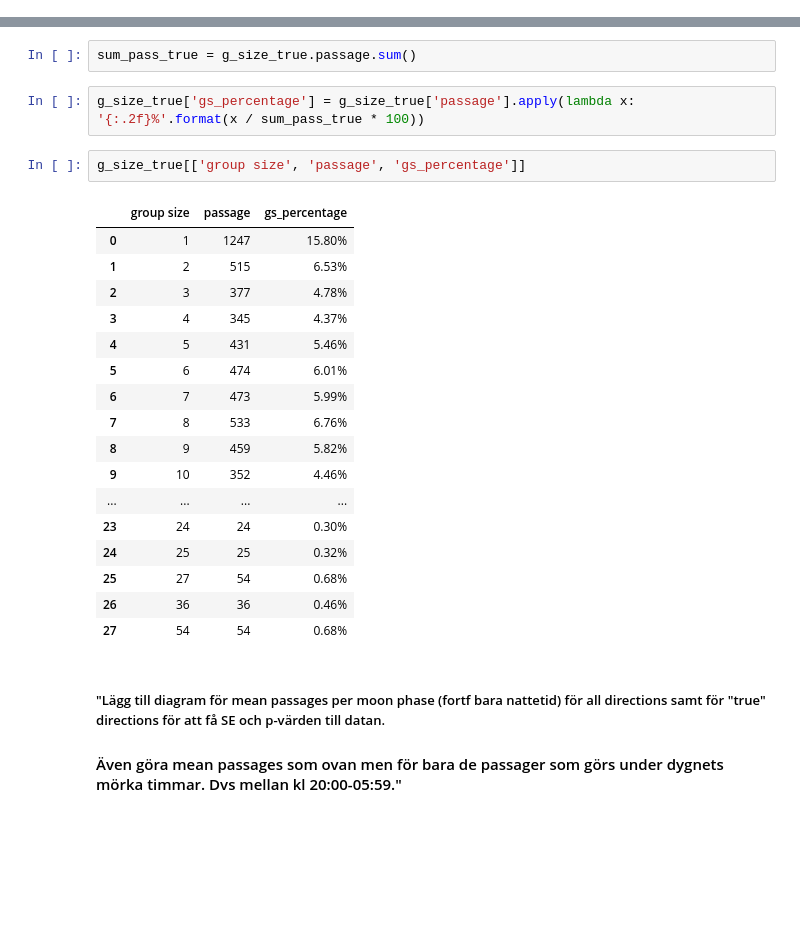
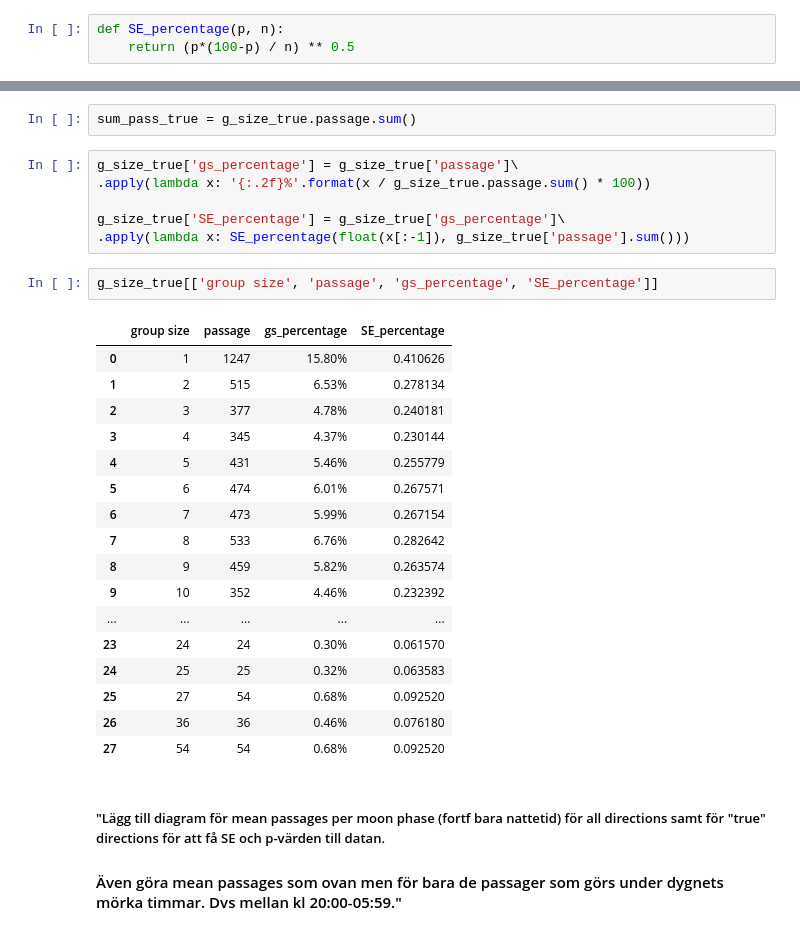
Before and after one commit to maxlund/johannas, a Jupyter notebook: sveas_times.ipynb, the cells around one changed output, grey strips where cells are left out. Cells and saved outputs as stored; diff of their text form; blank space fills up the shorter version.

```diff
--- a/sveas_times.ipynb
+++ b/sveas_times.ipynb
@@ -1784 +1782,4 @@ sum_pass = g_size.passage.sum()
+# %%
+def SE_percentage(p, n):
+    return (p*(100-p) / n) ** 0.5
 # %%
@@ -1808,27 +1813,31 @@ g_size[['group size', 'passage', 'gs_percentage']]
 # %%
 sum_pass_true = g_size_true.passage.sum()
 # %%
-g_size_true['gs_percentage'] = g_size_true['passage'].apply(lambda x: '{:.2f}%'.format(x / sum_pass_true * 100))
+g_size_true['gs_percentage'] = g_size_true['passage']\
+.apply(lambda x: '{:.2f}%'.format(x / g_size_true.passage.sum() * 100))
+
+g_size_true['SE_percentage'] = g_size_true['gs_percentage']\
+.apply(lambda x: SE_percentage(float(x[:-1]), g_size_true['passage'].sum()))
 # %%
-g_size_true[['group size', 'passage', 'gs_percentage']]
+g_size_true[['group size', 'passage', 'gs_percentage', 'SE_percentage']]
 # %% [output]
-|  | group size | passage | gs_percentage |
-| 0 | 1 | 1247 | 15.80% |
-| 1 | 2 | 515 | 6.53% |
-| 2 | 3 | 377 | 4.78% |
-| 3 | 4 | 345 | 4.37% |
-| 4 | 5 | 431 | 5.46% |
-| 5 | 6 | 474 | 6.01% |
-| 6 | 7 | 473 | 5.99% |
-| 7 | 8 | 533 | 6.76% |
-| 8 | 9 | 459 | 5.82% |
-| 9 | 10 | 352 | 4.46% |
-| ... | ... | ... | ... |
-| 23 | 24 | 24 | 0.30% |
-| 24 | 25 | 25 | 0.32% |
-| 25 | 27 | 54 | 0.68% |
-| 26 | 36 | 36 | 0.46% |
-| 27 | 54 | 54 | 0.68% |
+|  | group size | passage | gs_percentage | SE_percentage |
+| 0 | 1 | 1247 | 15.80% | 0.410626 |
+| 1 | 2 | 515 | 6.53% | 0.278134 |
+| 2 | 3 | 377 | 4.78% | 0.240181 |
+| 3 | 4 | 345 | 4.37% | 0.230144 |
+| 4 | 5 | 431 | 5.46% | 0.255779 |
+| 5 | 6 | 474 | 6.01% | 0.267571 |
+| 6 | 7 | 473 | 5.99% | 0.267154 |
+| 7 | 8 | 533 | 6.76% | 0.282642 |
+| 8 | 9 | 459 | 5.82% | 0.263574 |
+| 9 | 10 | 352 | 4.46% | 0.232392 |
+| ... | ... | ... | ... | ... |
+| 23 | 24 | 24 | 0.30% | 0.061570 |
+| 24 | 25 | 25 | 0.32% | 0.063583 |
+| 25 | 27 | 54 | 0.68% | 0.092520 |
+| 26 | 36 | 36 | 0.46% | 0.076180 |
+| 27 | 54 | 54 | 0.68% | 0.092520 |
 # %% [markdown]
 ##### "Lägg till diagram för mean passages per moon phase (fortf bara nattetid) för all directions samt för "true" directions för att få SE och p-värden till datan.
 
```
Also changed, not shown: parts of 28 cells of this notebook.
